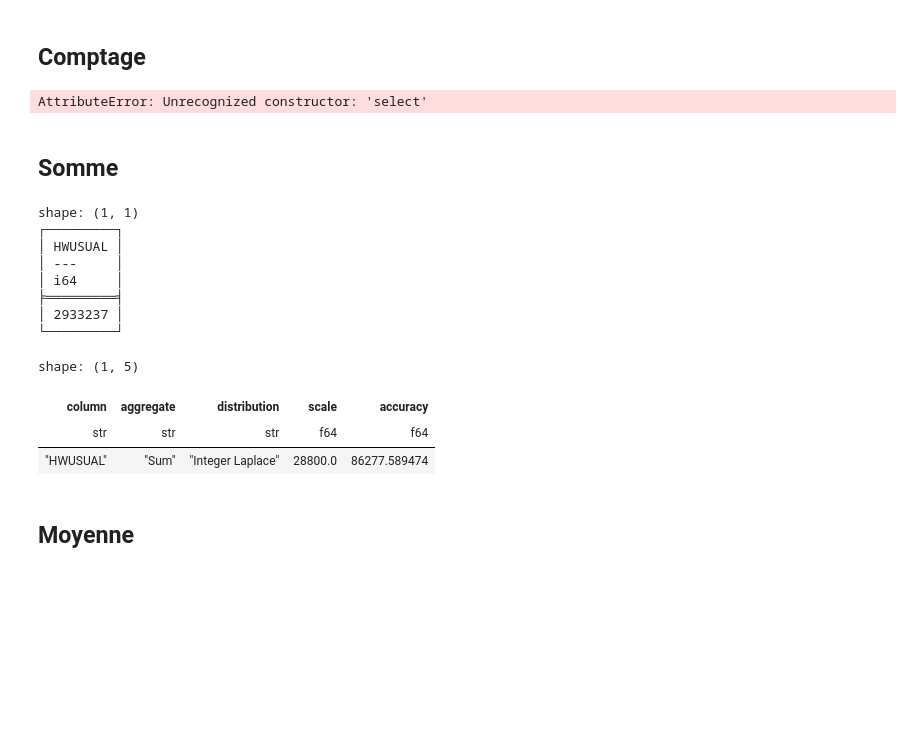
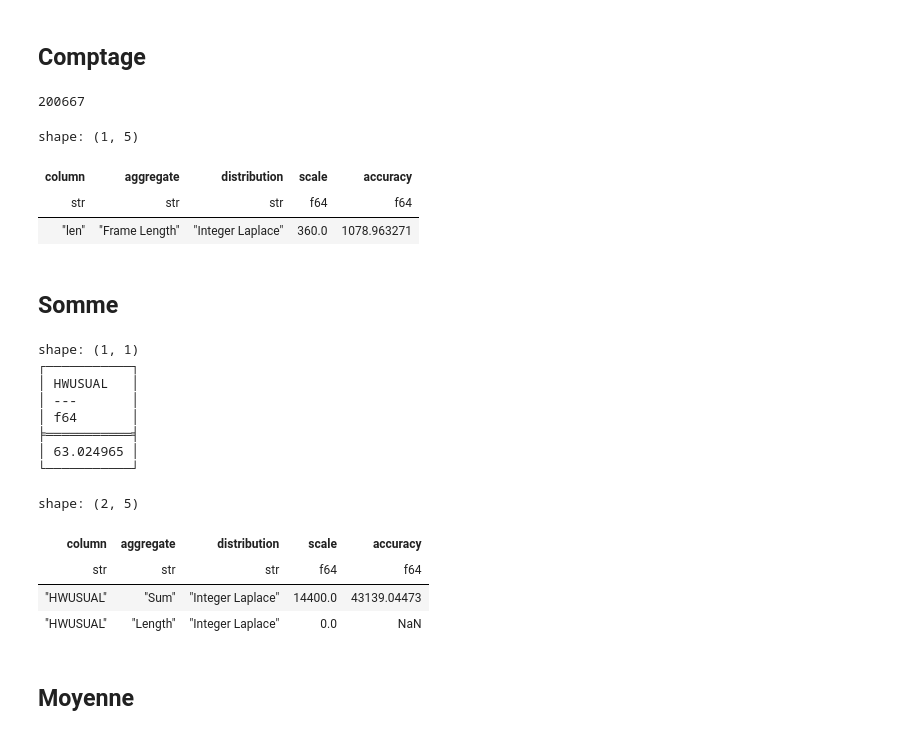
Before and after one commit to InseeFrLab/diff-privacy-OpenDP, a Jupyter notebook: intro_opendp/context_opendp.ipynb, the cells around one changed output. Saved outputs shown, nothing was run; the diff lists cells and outputs as text; code cells hidden in the pictures; blank space fills up the shorter version.

```diff
--- a/intro_opendp/context_opendp.ipynb
+++ b/intro_opendp/context_opendp.ipynb
@@ -125,54 +125,72 @@ context = dp.Context.compositor(
 # %%
 context_sans_marge = dp.Context.compositor(
     # Many columns contain mixtures of strings and numbers and cannot be parsed as floats,
     # so we'll set `ignore_errors` to true to avoid conversion errors.
     data=pl.scan_csv(dp.examples.get_france_lfs_path(), ignore_errors=True),
     privacy_unit=dp.unit_of(contributions=36),
     privacy_loss=dp.loss_of(epsilon=1.0, delta=1e-6),
     split_evenly_over=10,
 )
 
-context_sans_marge = context_sans_marge.query().compositor(
-    split_evenly_over=1,
-    output_measure=dp.zero_concentrated_divergence()
-    ).release()
-
 query_num_responses = context_sans_marge.query().select(dp.len())
 
 print(query_num_responses.release().collect().item())
 query_num_responses.summarize(alpha=0.05)
 # %% [output]
-AttributeError: Unrecognized constructor: 'select'
+200667
+shape: (1, 5)
+| column | aggregate | distribution | scale | accuracy |
+| str | str | str | f64 | f64 |
+| "len" | "Frame Length" | "Integer Laplace" | 360.0 | 1078.963271 |
 # %% [markdown]
 ## Somme
 # %%
+context = dp.Context.compositor(
+    # Many columns contain mixtures of strings and numbers and cannot be parsed as floats,
+    # so we'll set `ignore_errors` to true to avoid conversion errors.
+    data=pl.scan_csv(dp.examples.get_france_lfs_path(), ignore_errors=True),
+    privacy_unit=dp.unit_of(contributions=36),
+    privacy_loss=dp.loss_of(epsilon=1.0),
+    split_evenly_over=10,
+    margins=[
+        dp.polars.Margin(
+            # the biggest (and only) partition is no larger than
+            #    France population * number of quarters
+            max_partition_length=60_000_000 * 36,
+            public_info="lengths",# make partition size public (bounded-DP)
+        ),
+        dp.polars.Margin(by=["YEAR", "QUARTER"], public_info="keys"),
+    ],
+)
+
 query_work_hours = (
     # 99 represents "Not applicable"
     context.query()
-    .filter(pl.col("HWUSUAL") != 99.0)
+    #.filter(pl.col("HWUSUAL") != 99.0)
     # compute the DP sum
     .select(
         pl.col.HWUSUAL
         .cast(int)
         .fill_null(35)
-        .dp.sum(bounds=(0, 80)))
+        .dp.mean(bounds=(0, 80)))
 )
 
 print(query_work_hours.release().collect())
 query_work_hours.summarize(alpha=0.05)
 # %% [output]
 shape: (1, 1)
-┌─────────┐
-│ HWUSUAL │
-│ ---     │
-│ i64     │
-╞═════════╡
-│ 2933237 │
-└─────────┘
+┌───────────┐
+│ HWUSUAL   │
+│ ---       │
+│ f64       │
+╞═══════════╡
+│ 63.024965 │
+└───────────┘
-shape: (1, 5)
+shape: (2, 5)
 | column | aggregate | distribution | scale | accuracy |
 | str | str | str | f64 | f64 |
-| "HWUSUAL" | "Sum" | "Integer Laplace" | 28800.0 | 86277.589474 |
+| "HWUSUAL" | "Sum" | "Integer Laplace" | 14400.0 | 43139.04473 |
+| "HWUSUAL" | "Length" | "Integer Laplace" | 0.0 | NaN |
 # %% [markdown]
 ## Moyenne
 # %%
```
Also changed, not shown: parts of 1 cell of this notebook, 10 other files.
